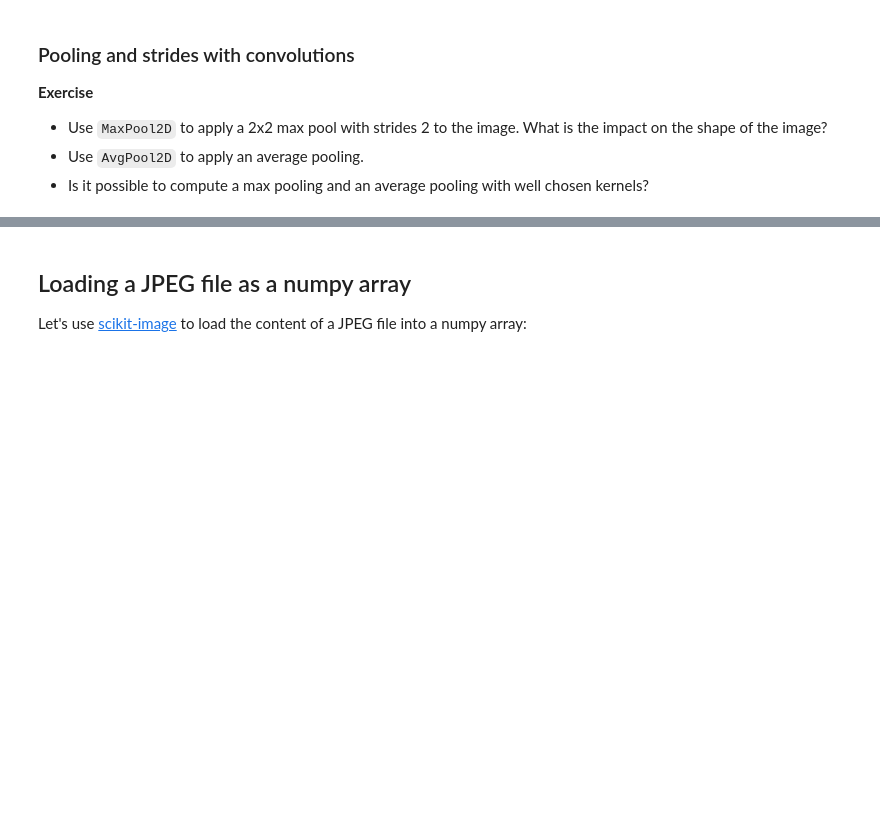
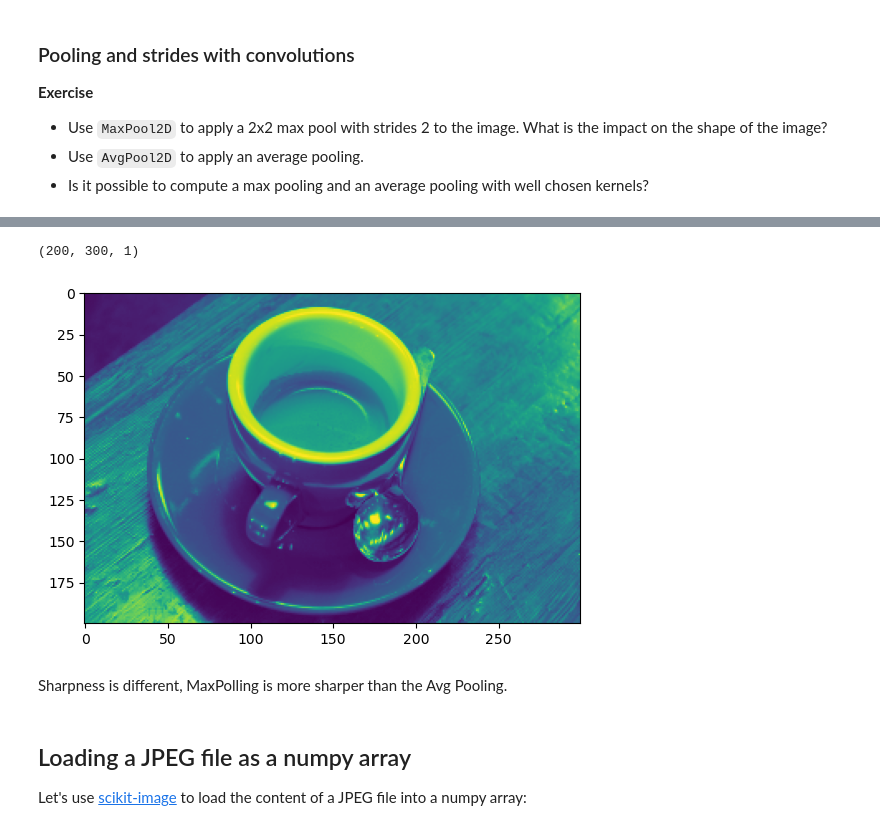
Before and after one commit to Chetank190/deep_learning, a Jupyter notebook: 01_materials/labs/lab_4.ipynb, the cells around one changed output, grey strips where cells are left out. Cells and saved outputs as stored; diff of their text form; code cells hidden in the pictures; blank space fills up the shorter version.

```diff
--- a/01_materials/labs/lab_4.ipynb
+++ b/01_materials/labs/lab_4.ipynb
@@ -166,3 +168,19 @@ plt.imshow(np.squeeze(grey_sample_image.astype(np.uint8)),
+# %%
+from tensorflow.keras.layers import MaxPool2D, AvgPool2D
+
+# You can use `img_in` from above as input to the pooling layers
+pool = AvgPool2D(pool_size = (2,2), strides = 2, padding = 'valid')
+img_out = pool(img_in)
+
+np_img_out = img_out[0].numpy()
+print(np_img_out.shape)
+
+plt.imshow(np_img_out.astype('uint8'));
+# %% [output]
+(200, 300, 1)
+[figure, added]
+# %% [markdown]
+Sharpness is different, MaxPolling is more sharper than the Avg Pooling.
 # %% [markdown]
 ## Loading a JPEG file as a numpy array
 
```
Also changed, not shown: parts of 7 cells of this notebook, 1 other file.
